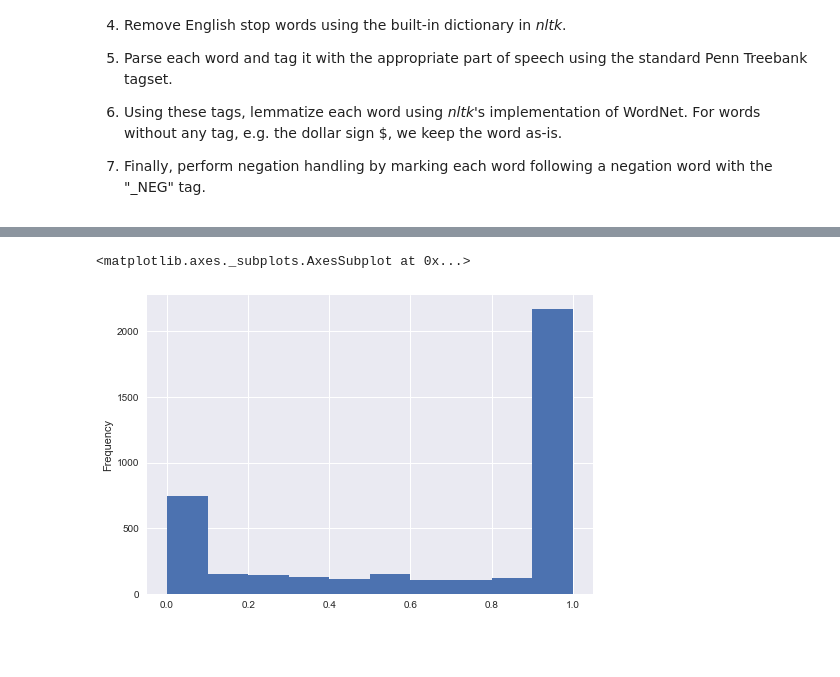
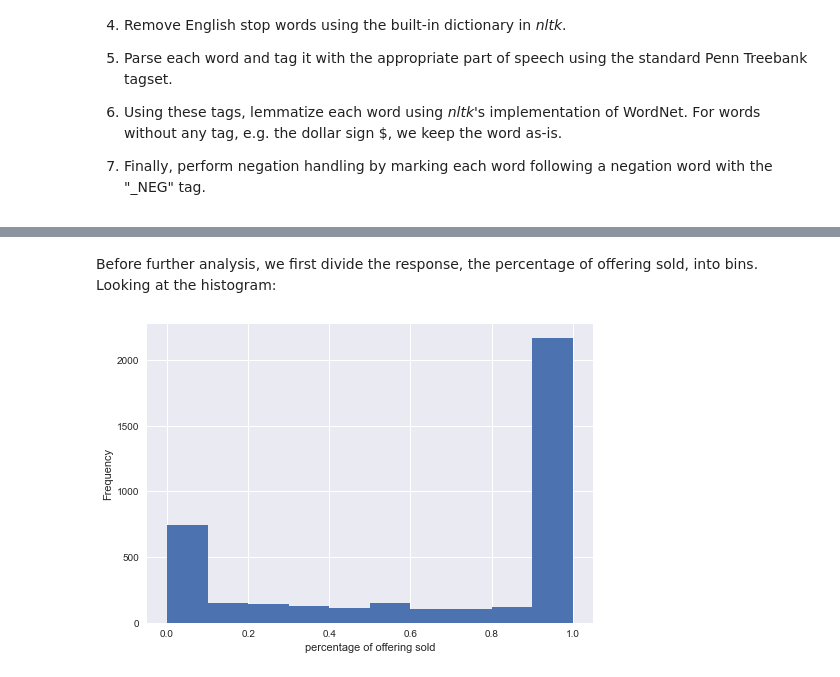
Before and after one commit to uday-31/Analyzing-Form-D-Submissions, a Jupyter notebook: Analysis 1.ipynb, the cells around one changed output, grey strips where cells are left out. Cells and saved outputs as stored; diff of their text form; code cells hidden in the pictures; blank space fills up the shorter version.

Commit message:
analysis 1 – add some more write-up

```diff
--- a/Analysis 1.ipynb
+++ b/Analysis 1.ipynb
@@ -279,6 +304,9 @@ vectorizer = TfidfVectorizer(tokenizer = dummy_tokenizer, preprocessor=dummy_pre
 vect_fit = vectorizer.fit_transform(list(X))
+# %% [markdown]
+Before further analysis, we first divide the response, the percentage of offering sold, into bins. Looking at the histogram:
 # %%
 y.plot.hist(bins=10)
+plt.xlabel("percentage of offering sold")
+plt.show()
 # %% [output]
-<matplotlib.axes._subplots.AxesSubplot at 0x...>
-[figure, old version]
+[figure, new version]
```
Also changed, not shown: parts of 18 cells of this notebook.
